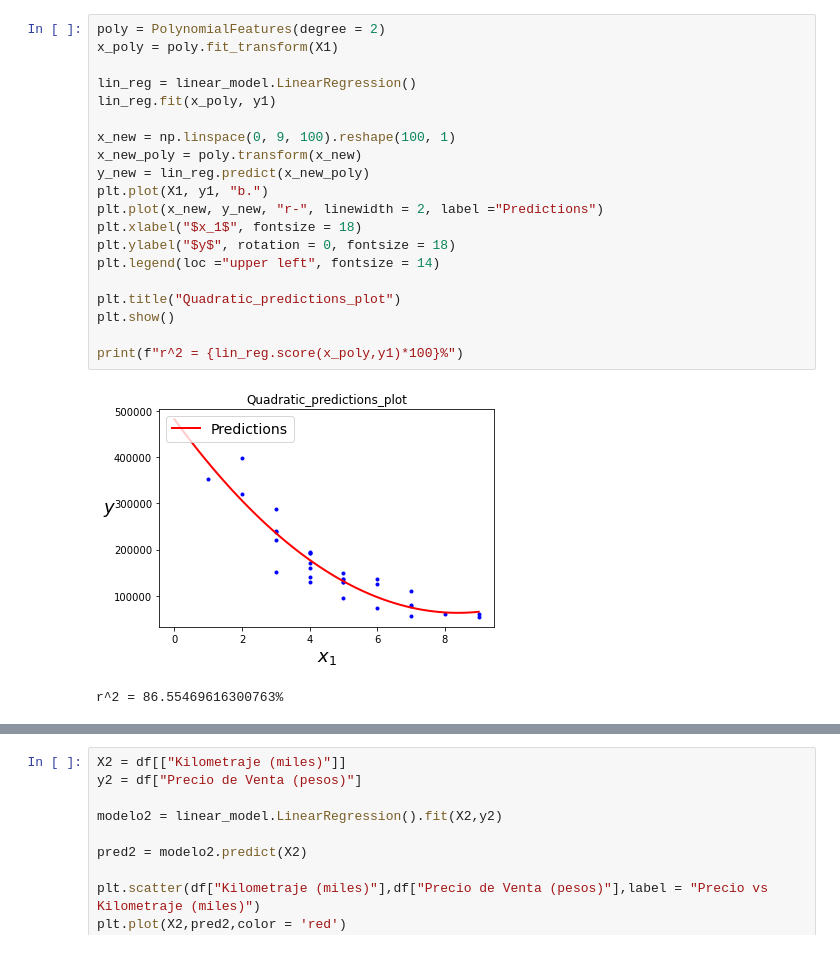
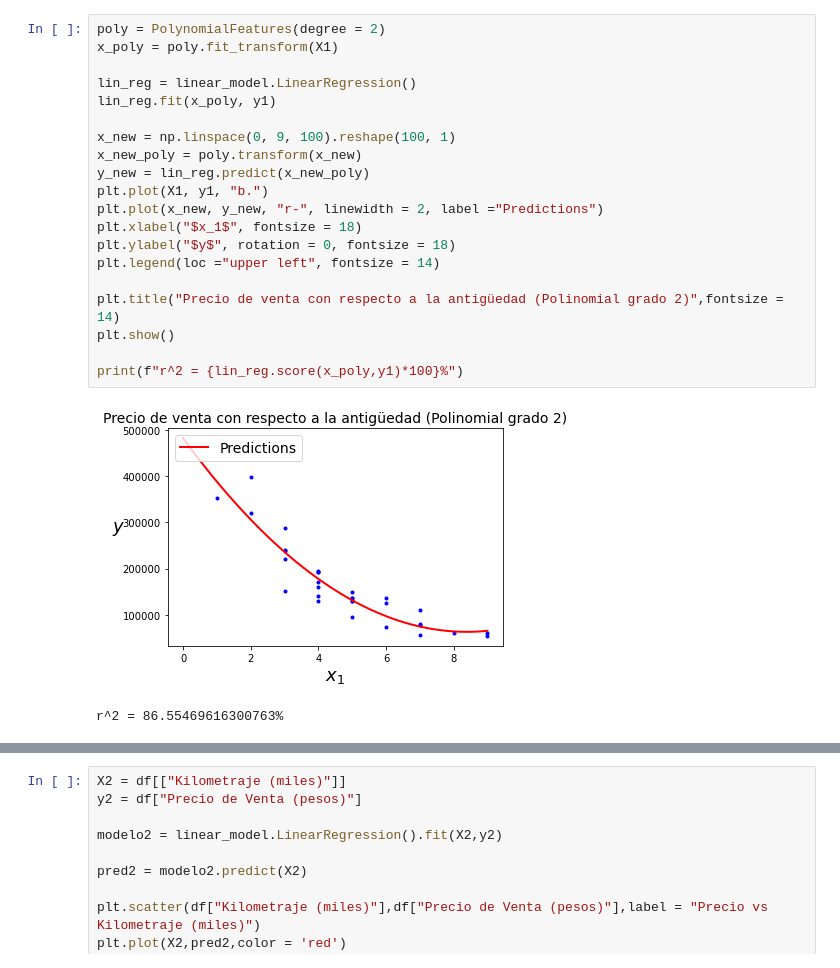
Before and after one commit to Armandotrsg/Estadistica, a Jupyter notebook: PrimeraEtapa.ipynb, the cells around one changed output, grey strips where cells are left out. Drawn from its saved outputs; the diff is of its cells as text.

```diff
--- a/PrimeraEtapa.ipynb
+++ b/PrimeraEtapa.ipynb
@@ -50,24 +52,24 @@ r^2 = 76.11488076046545%
 # %%
 poly = PolynomialFeatures(degree = 2)
 x_poly = poly.fit_transform(X1)
 
 lin_reg = linear_model.LinearRegression()
 lin_reg.fit(x_poly, y1)
 
 x_new = np.linspace(0, 9, 100).reshape(100, 1)
 x_new_poly = poly.transform(x_new)
 y_new = lin_reg.predict(x_new_poly)
 plt.plot(X1, y1, "b.")
 plt.plot(x_new, y_new, "r-", linewidth = 2, label ="Predictions")
 plt.xlabel("$x_1$", fontsize = 18)
 plt.ylabel("$y$", rotation = 0, fontsize = 18)
 plt.legend(loc ="upper left", fontsize = 14)
 
-plt.title("Quadratic_predictions_plot")
+plt.title("Precio de venta con respecto a la antigüedad (Polinomial grado 2)",fontsize = 14)
 plt.show()
 
 print(f"r^2 = {lin_reg.score(x_poly,y1)*100}%")
 # %% [output]
-[figure, old version]
+[figure, new version]
 r^2 = 86.55469616300763%
 # %%
```
Also changed, not shown: parts of 5 cells of this notebook.
